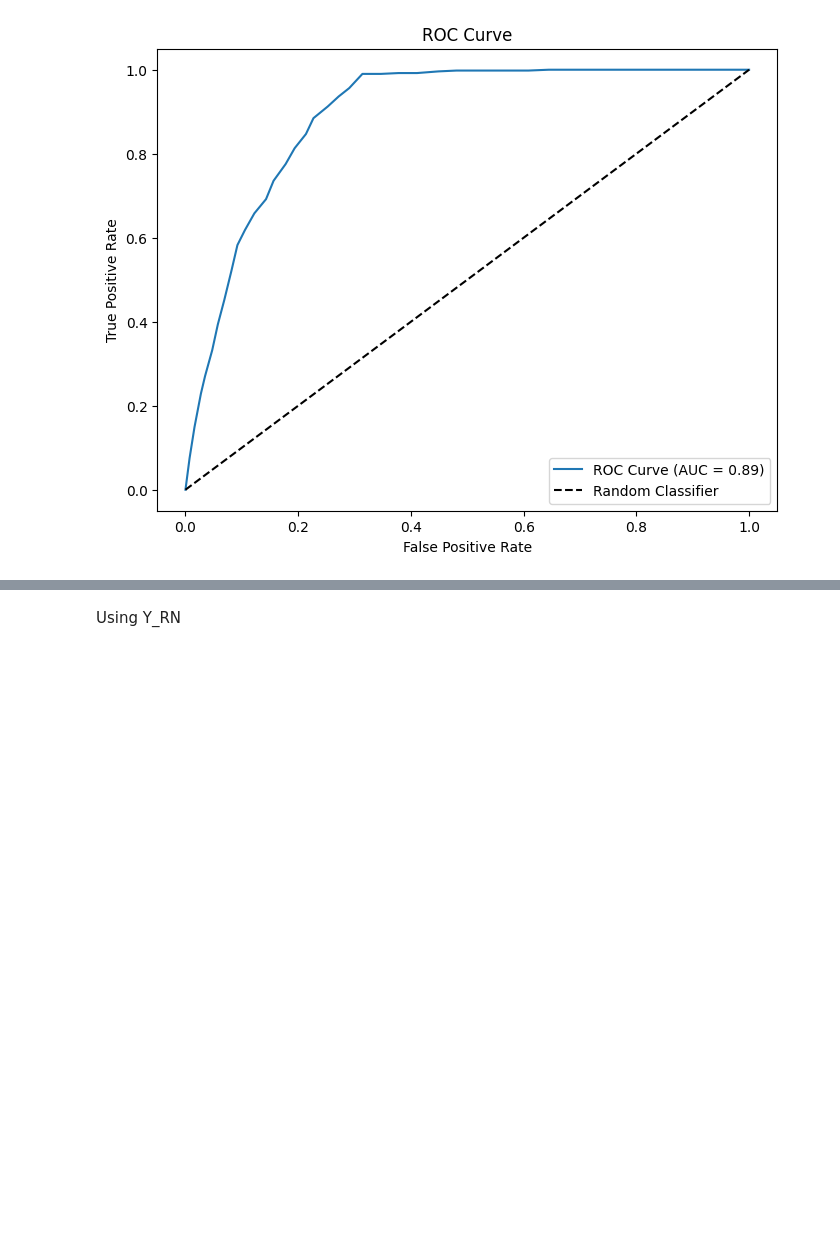
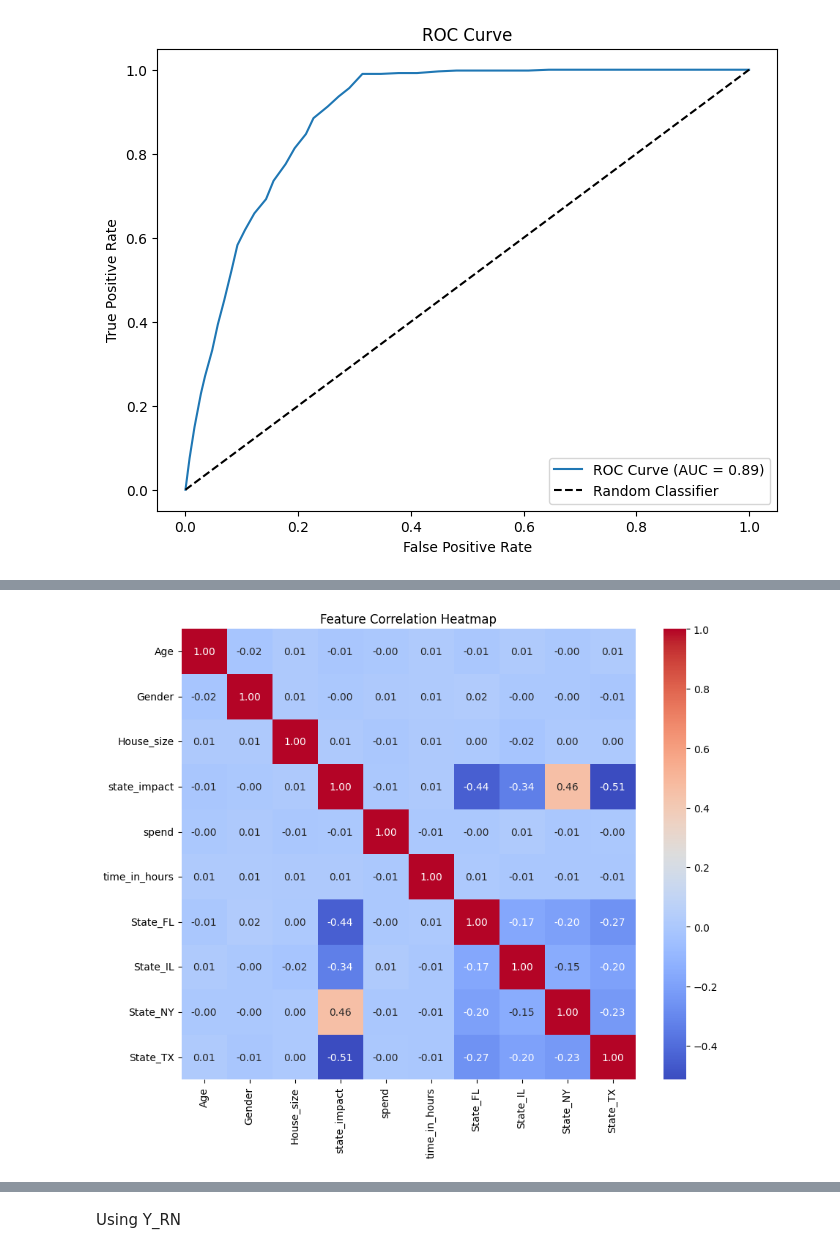
Before and after one commit to georgew11/HM-Case, a Jupyter notebook: hm_case.ipynb, the cells around one changed output, grey strips where cells are left out. Cells and saved outputs as stored; diff of their text form; code cells hidden in the pictures; blank space fills up the shorter version.

```diff
--- a/hm_case.ipynb
+++ b/hm_case.ipynb
@@ -634,0 +763,11 @@ AUC: 0.895
+# %%
+data_dummy = data_dummy.drop(['Y_RN'], axis=1)
+# %%
+X = data_dummy[data_dummy.columns]
+# %%
+X['State_FL'] = X['State_FL'].astype(int)
+X['State_IL'] = X['State_IL'].astype(int)
+X['State_NY'] = X['State_NY'].astype(int)
+X['State_TX'] = X['State_TX'].astype(int)
+# %%
+X = X.drop(['Y_Actual', 'Time', 'Y_Rule'], axis=1)
@@ -634,0 +794,8 @@ AUC: 0.895
+# %%
+corr_matrix = X.corr()
+plt.figure(figsize=(10, 8))
+sns.heatmap(corr_matrix, annot=True, cmap='coolwarm', fmt=".2f")
+plt.title("Feature Correlation Heatmap")
+plt.show()
+# %% [output]
+[figure, added]
```
Also changed, not shown: parts of 65 cells of this notebook.
